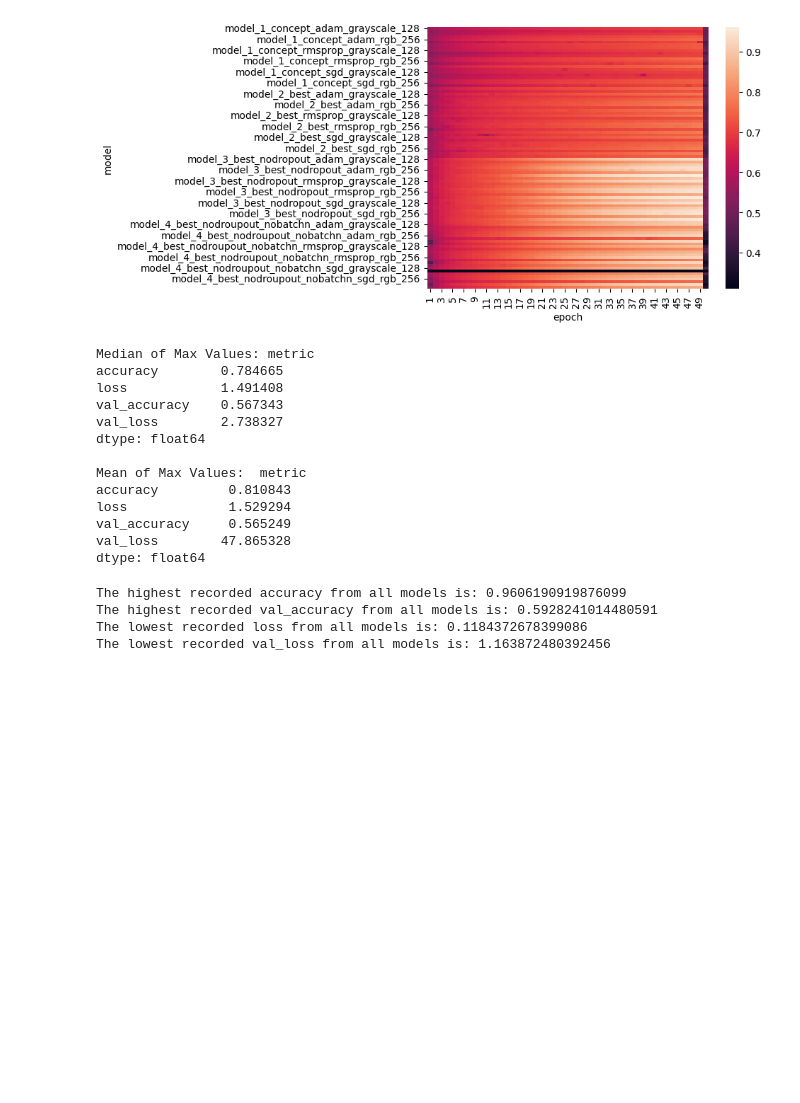
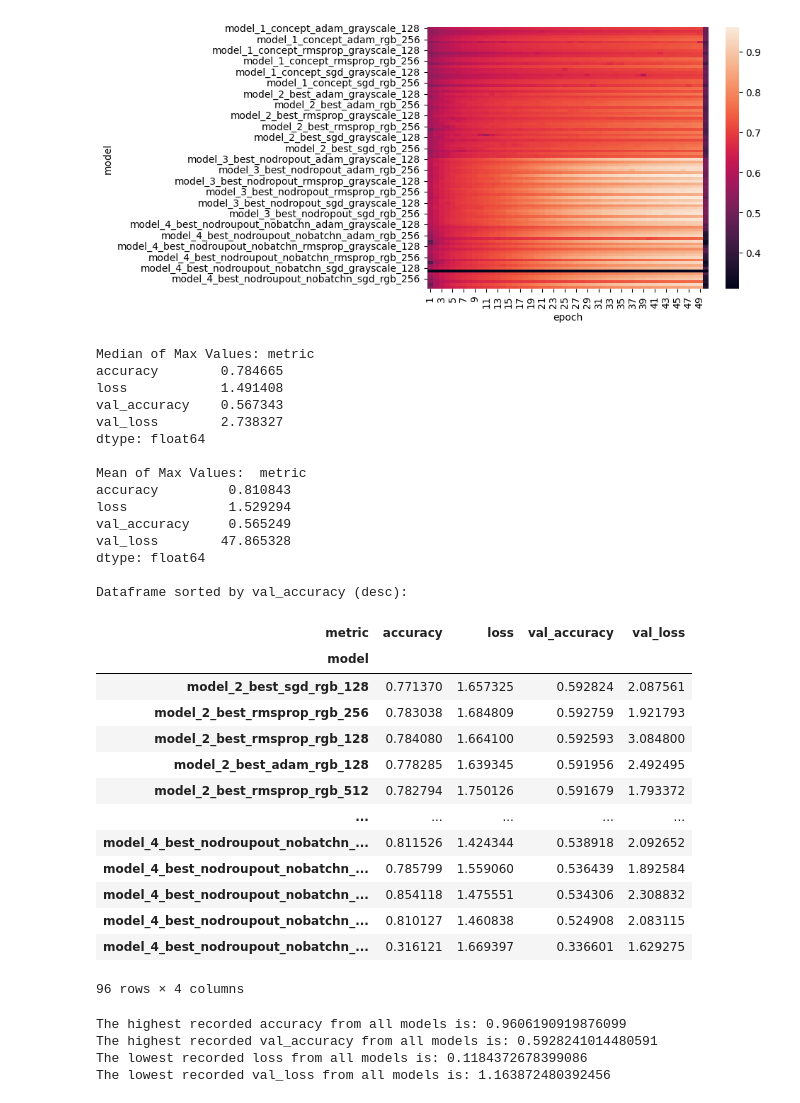
Before and after one commit to DeusNexus/iu-emotion-classification-tensorflow, a Jupyter notebook: notebooks/training_evaluation.ipynb, the cells around one changed output. Drawn from its saved outputs; the diff is of its cells as text; code cells hidden in the pictures; blank space fills up the shorter version.

```diff
--- a/notebooks/training_evaluation.ipynb
+++ b/notebooks/training_evaluation.ipynb
@@ -268,21 +268,40 @@ df_min = df.groupby('model').agg('min').drop(columns='epoch')
 # %%
 print('Median of Max Values:',df_max.median())
 print()
 print('Mean of Max Values: ',df_max.mean())
+print()
+print('Dataframe sorted by val_accuracy (desc):')
+df_max.sort_values(['val_accuracy'],ascending=False)
 # %% [output]
 Median of Max Values: metric
 accuracy        0.784665
 loss            1.491408
 val_accuracy    0.567343
 val_loss        2.738327
 dtype: float64
 
 Mean of Max Values:  metric
 accuracy         0.810843
 loss             1.529294
 val_accuracy     0.565249
 val_loss        47.865328
 dtype: float64
+
+Dataframe sorted by val_accuracy (desc):
+| metric | accuracy | loss | val_accuracy | val_loss |
+| model |  |  |  |  |
+| model_2_best_sgd_rgb_128 | 0.771370 | 1.657325 | 0.592824 | 2.087561 |
+| model_2_best_rmsprop_rgb_256 | 0.783038 | 1.684809 | 0.592759 | 1.921793 |
+| model_2_best_rmsprop_rgb_128 | 0.784080 | 1.664100 | 0.592593 | 3.084800 |
+| model_2_best_adam_rgb_128 | 0.778285 | 1.639345 | 0.591956 | 2.492495 |
+| model_2_best_rmsprop_rgb_512 | 0.782794 | 1.750126 | 0.591679 | 1.793372 |
+| ... | ... | ... | ... | ... |
+| model_4_best_nodroupout_nobatchn_... | 0.811526 | 1.424344 | 0.538918 | 2.092652 |
+| model_4_best_nodroupout_nobatchn_... | 0.785799 | 1.559060 | 0.536439 | 1.892584 |
+| model_4_best_nodroupout_nobatchn_... | 0.854118 | 1.475551 | 0.534306 | 2.308832 |
+| model_4_best_nodroupout_nobatchn_... | 0.810127 | 1.460838 | 0.524908 | 2.083115 |
+| model_4_best_nodroupout_nobatchn_... | 0.316121 | 1.669397 | 0.336601 | 1.629275 |
+96 rows × 4 columns
 # %%
 max_accuracy = df_max['accuracy'].max()
 max_val_accuracy = df_max['val_accuracy'].max()
```
Also changed, not shown: parts of 3 cells of this notebook, 1 other file.
